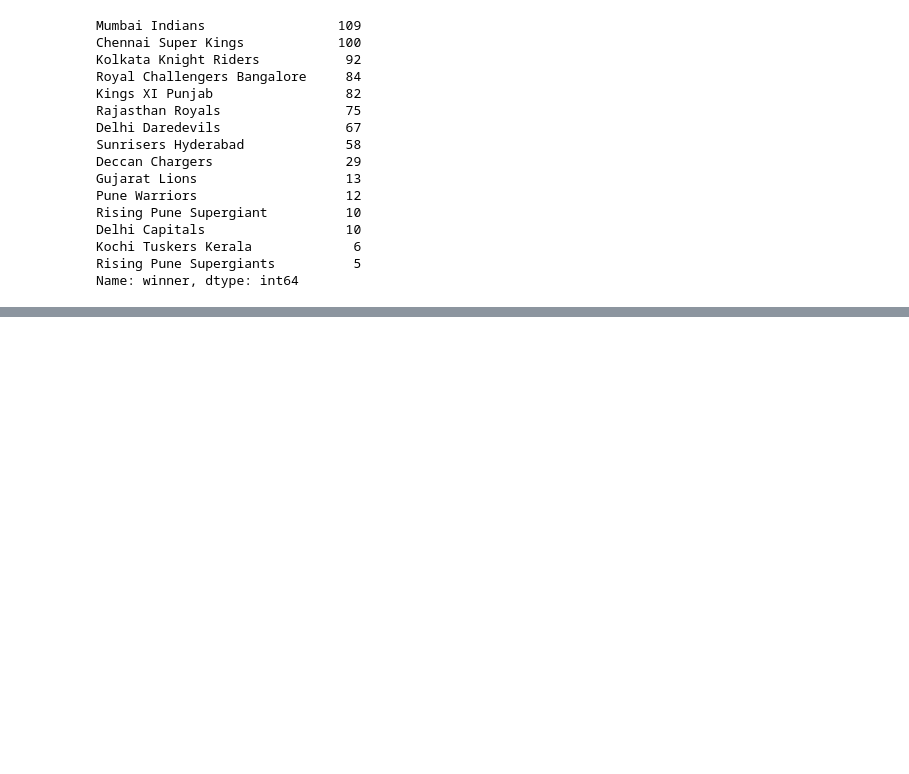
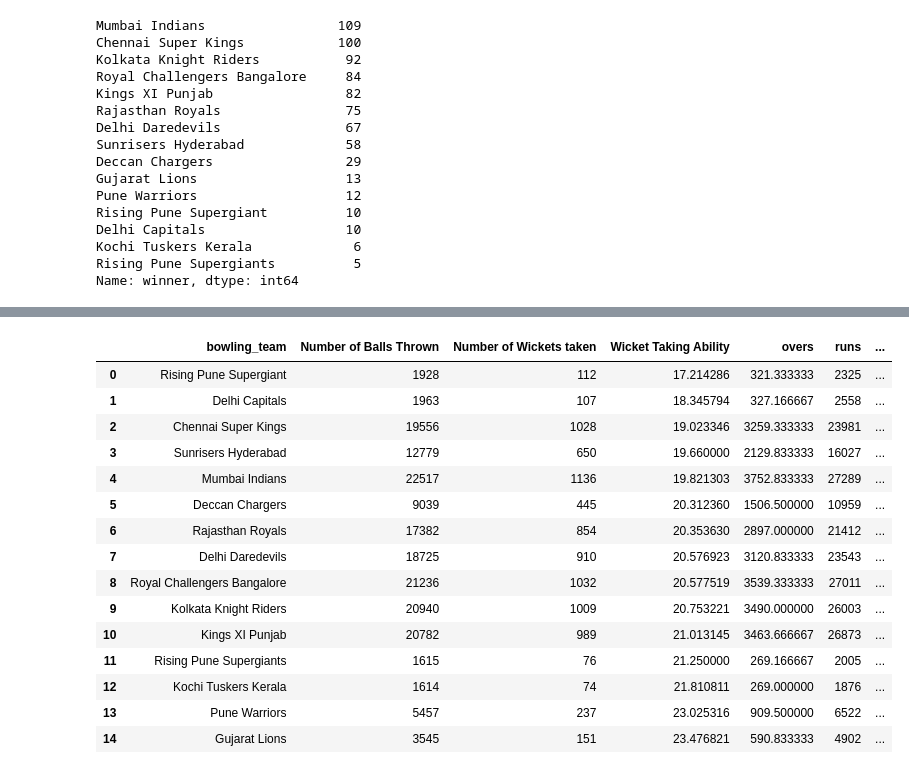
Before and after one commit to abhilashkasarla/ECE143_IPL_Expert_Team_23, a Jupyter notebook: data_vis.ipynb, the cells around one changed output, grey strips where cells are left out. Drawn from its saved outputs; the diff is of its cells as text; code cells hidden in the pictures; blank space fills up the shorter version.

```diff
--- a/data_vis.ipynb
+++ b/data_vis.ipynb
@@ -109,3 +109,13 @@ Delhi Capitals                  10
 Kochi Tuskers Kerala             6
 Rising Pune Supergiants          5
 Name: winner, dtype: int64
+# %%
+from metrics import *
+from vis_funcs import *
+
+ball_data = load_data_as_df('./data_csv_kaggle/deliveries.csv')
+hh = hard_hit(ball_data.copy())
+fs = fast_scoring(ball_data.copy())
+eco = economy(ball_data.copy())
+wick = wicket_taking(ball_data.copy())
+print(wick.head())
@@ -111,0 +151,9 @@ Name: winner, dtype: int64
+# %%
+eco = economy(ball_data.copy(), bowler='bowling_team')
+wick = wicket_taking(ball_data.copy(), bowler='bowling_team')
+eco_100 = eco[eco['Number of Balls Thrown']>10000]
+wick_100 = wick[wick['Number of Balls Thrown']>10000]
+out = pd.merge(wick_100, eco_100, how='inner', on=['bowling_team','Number of Balls Thrown'])
+
+out.iplot(kind='bubble', x='Economy', y='Wicket Taking Ability', categories='bowling_team', size='Number of Wickets taken', text='bowling_team',
+          xTitle='Bowler Economy', yTitle='Bowler Wicket Taking Ability', filename='cufflinks/simple-bubble-chart')
@@ -111,0 +162,19 @@ Name: winner, dtype: int64
+# %%
+out
+# %% [output]
+|  | bowling_team | Number of Balls Thrown | Number of Wickets taken | Wicket Taking Ability | overs | runs | ... |
+| 0 | Rising Pune Supergiant | 1928 | 112 | 17.214286 | 321.333333 | 2325 | ... |
+| 1 | Delhi Capitals | 1963 | 107 | 18.345794 | 327.166667 | 2558 | ... |
+| 2 | Chennai Super Kings | 19556 | 1028 | 19.023346 | 3259.333333 | 23981 | ... |
+| 3 | Sunrisers Hyderabad | 12779 | 650 | 19.660000 | 2129.833333 | 16027 | ... |
+| 4 | Mumbai Indians | 22517 | 1136 | 19.821303 | 3752.833333 | 27289 | ... |
+| 5 | Deccan Chargers | 9039 | 445 | 20.312360 | 1506.500000 | 10959 | ... |
+| 6 | Rajasthan Royals | 17382 | 854 | 20.353630 | 2897.000000 | 21412 | ... |
+| 7 | Delhi Daredevils | 18725 | 910 | 20.576923 | 3120.833333 | 23543 | ... |
+| 8 | Royal Challengers Bangalore | 21236 | 1032 | 20.577519 | 3539.333333 | 27011 | ... |
+| 9 | Kolkata Knight Riders | 20940 | 1009 | 20.753221 | 3490.000000 | 26003 | ... |
+| 10 | Kings XI Punjab | 20782 | 989 | 21.013145 | 3463.666667 | 26873 | ... |
+| 11 | Rising Pune Supergiants | 1615 | 76 | 21.250000 | 269.166667 | 2005 | ... |
+| 12 | Kochi Tuskers Kerala | 1614 | 74 | 21.810811 | 269.000000 | 1876 | ... |
+| 13 | Pune Warriors | 5457 | 237 | 23.025316 | 909.500000 | 6522 | ... |
+| 14 | Gujarat Lions | 3545 | 151 | 23.476821 | 590.833333 | 4902 | ... |
```
Also changed, not shown: parts of 7 cells of this notebook, 2 other files.
